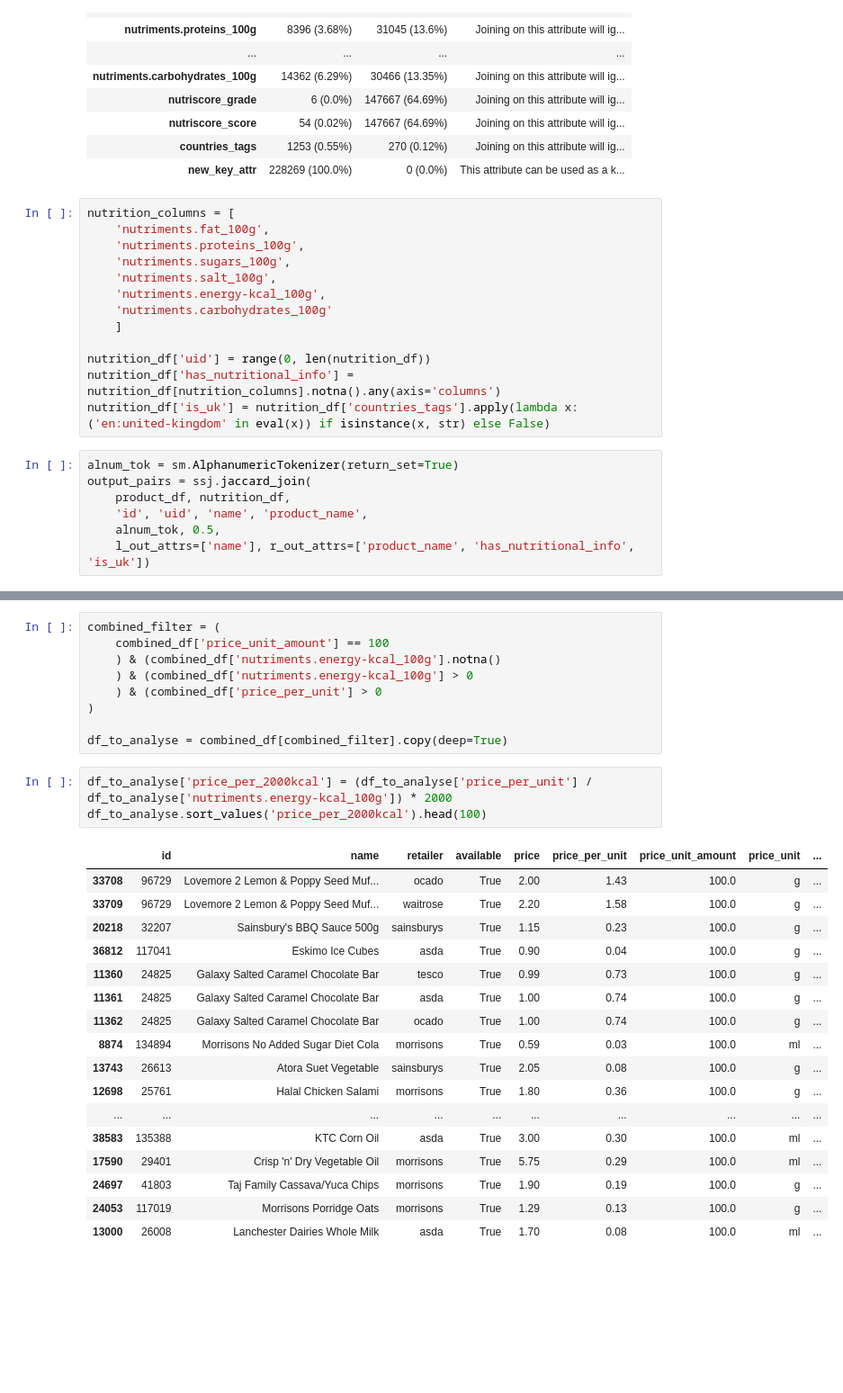
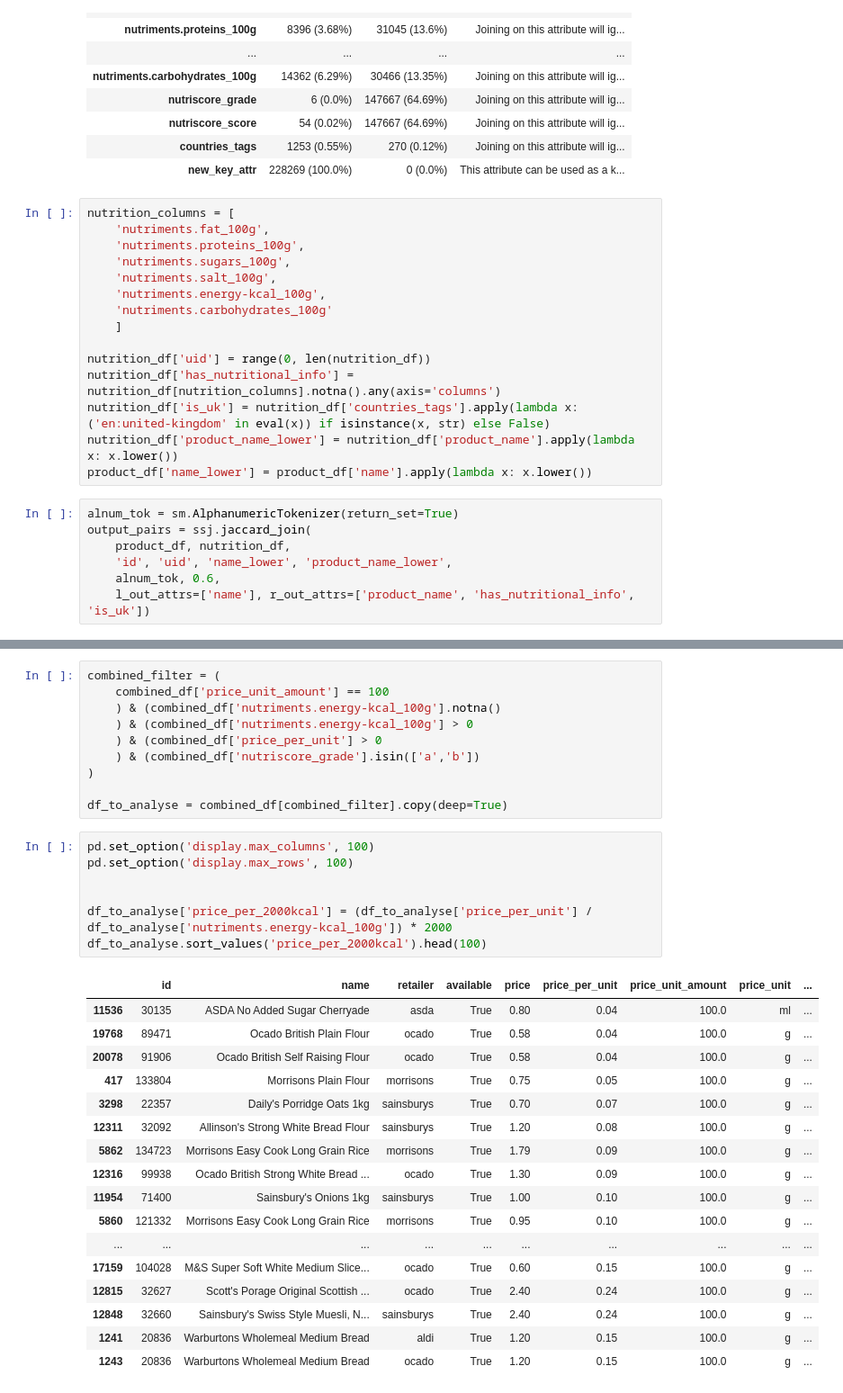
Before and after one commit to NicoleAdio/ctm-codebar-nov-22, a Jupyter notebook: Copy_of_codebar_draft.ipynb, the cells around one changed output, grey strips where cells are left out. Shown at 90% size. Cells and saved outputs as stored; diff of their text form; blank space fills up the shorter version.

```diff
--- a/Copy_of_codebar_draft.ipynb
+++ b/Copy_of_codebar_draft.ipynb
@@ -366,12 +367,14 @@ nutrition_columns = [
 nutrition_df['uid'] = range(0, len(nutrition_df))
 nutrition_df['has_nutritional_info'] = nutrition_df[nutrition_columns].notna().any(axis='columns')
 nutrition_df['is_uk'] = nutrition_df['countries_tags'].apply(lambda x: ('en:united-kingdom' in eval(x)) if isinstance(x, str) else False)
+nutrition_df['product_name_lower'] = nutrition_df['product_name'].apply(lambda x: x.lower())
+product_df['name_lower'] = product_df['name'].apply(lambda x: x.lower())
 # %%
 alnum_tok = sm.AlphanumericTokenizer(return_set=True)
 output_pairs = ssj.jaccard_join(
     product_df, nutrition_df,
-    'id', 'uid', 'name', 'product_name',
-    alnum_tok, 0.5,
+    'id', 'uid', 'name_lower', 'product_name_lower',
+    alnum_tok, 0.6,
     l_out_attrs=['name'], r_out_attrs=['product_name', 'has_nutritional_info', 'is_uk'])
 # %% [output]
 0% [##############################] 100% | ETA: 00:00:00
@@ -417,27 +420,32 @@ combined_filter = (
     ) & (combined_df['nutriments.energy-kcal_100g'].notna()
     ) & (combined_df['nutriments.energy-kcal_100g'] > 0
     ) & (combined_df['price_per_unit'] > 0
+    ) & (combined_df['nutriscore_grade'].isin(['a','b'])
 )
 
 df_to_analyse = combined_df[combined_filter].copy(deep=True)
 # %%
+pd.set_option('display.max_columns', 100)
+pd.set_option('display.max_rows', 100)
+
+
 df_to_analyse['price_per_2000kcal'] = (df_to_analyse['price_per_unit'] / df_to_analyse['nutriments.energy-kcal_100g']) * 2000
 df_to_analyse.sort_values('price_per_2000kcal').head(100)
 # %% [output]
 |  | id | name | retailer | available | price | price_per_unit | price_unit_amount | price_unit | ... |
-| 33708 | 96729 | Lovemore 2 Lemon & Poppy Seed Muf... | ocado | True | 2.00 | 1.43 | 100.0 | g | ... |
-| 33709 | 96729 | Lovemore 2 Lemon & Poppy Seed Muf... | waitrose | True | 2.20 | 1.58 | 100.0 | g | ... |
-| 20218 | 32207 | Sainsbury's BBQ Sauce 500g | sainsburys | True | 1.15 | 0.23 | 100.0 | g | ... |
-| 36812 | 117041 | Eskimo Ice Cubes | asda | True | 0.90 | 0.04 | 100.0 | g | ... |
-| 11360 | 24825 | Galaxy Salted Caramel Chocolate Bar | tesco | True | 0.99 | 0.73 | 100.0 | g | ... |
-| 11361 | 24825 | Galaxy Salted Caramel Chocolate Bar | asda | True | 1.00 | 0.74 | 100.0 | g | ... |
-| 11362 | 24825 | Galaxy Salted Caramel Chocolate Bar | ocado | True | 1.00 | 0.74 | 100.0 | g | ... |
-| 8874 | 134894 | Morrisons No Added Sugar Diet Cola | morrisons | True | 0.59 | 0.03 | 100.0 | ml | ... |
-| 13743 | 26613 | Atora Suet Vegetable | sainsburys | True | 2.05 | 0.08 | 100.0 | g | ... |
-| 12698 | 25761 | Halal Chicken Salami | morrisons | True | 1.80 | 0.36 | 100.0 | g | ... |
+| 11536 | 30135 | ASDA No Added Sugar Cherryade | asda | True | 0.80 | 0.04 | 100.0 | ml | ... |
+| 19768 | 89471 | Ocado British Plain Flour | ocado | True | 0.58 | 0.04 | 100.0 | g | ... |
+| 20078 | 91906 | Ocado British Self Raising Flour | ocado | True | 0.58 | 0.04 | 100.0 | g | ... |
+| 417 | 133804 | Morrisons Plain Flour | morrisons | True | 0.75 | 0.05 | 100.0 | g | ... |
+| 3298 | 22357 | Daily's Porridge Oats 1kg | sainsburys | True | 0.70 | 0.07 | 100.0 | g | ... |
+| 12311 | 32092 | Allinson's Strong White Bread Flour | sainsburys | True | 1.20 | 0.08 | 100.0 | g | ... |
+| 5862 | 134723 | Morrisons Easy Cook Long Grain Rice | morrisons | True | 1.79 | 0.09 | 100.0 | g | ... |
+| 12316 | 99938 | Ocado British Strong White Bread ... | ocado | True | 1.30 | 0.09 | 100.0 | g | ... |
+| 11954 | 71400 | Sainsbury's Onions 1kg | sainsburys | True | 1.00 | 0.10 | 100.0 | g | ... |
+| 5860 | 121332 | Morrisons Easy Cook Long Grain Rice | morrisons | True | 0.95 | 0.10 | 100.0 | g | ... |
 | ... | ... | ... | ... | ... | ... | ... | ... | ... | ... |
-| 38583 | 135388 | KTC Corn Oil | asda | True | 3.00 | 0.30 | 100.0 | ml | ... |
-| 17590 | 29401 | Crisp 'n' Dry Vegetable Oil | morrisons | True | 5.75 | 0.29 | 100.0 | ml | ... |
-| 24697 | 41803 | Taj Family Cassava/Yuca Chips | morrisons | True | 1.90 | 0.19 | 100.0 | g | ... |
-| 24053 | 117019 | Morrisons Porridge Oats | morrisons | True | 1.29 | 0.13 | 100.0 | g | ... |
-| 13000 | 26008 | Lanchester Dairies Whole Milk | asda | True | 1.70 | 0.08 | 100.0 | ml | ... |
+| 17159 | 104028 | M&S Super Soft White Medium Slice... | ocado | True | 0.60 | 0.15 | 100.0 | g | ... |
+| 12815 | 32627 | Scott's Porage Original Scottish ... | ocado | True | 2.40 | 0.24 | 100.0 | g | ... |
+| 12848 | 32660 | Sainsbury's Swiss Style Muesli, N... | sainsburys | True | 2.40 | 0.24 | 100.0 | g | ... |
+| 1241 | 20836 | Warburtons Wholemeal Medium Bread | aldi | True | 1.20 | 0.15 | 100.0 | g | ... |
+| 1243 | 20836 | Warburtons Wholemeal Medium Bread | ocado | True | 1.20 | 0.15 | 100.0 | g | ... |
```
Also changed, not shown: parts of 30 cells of this notebook.
